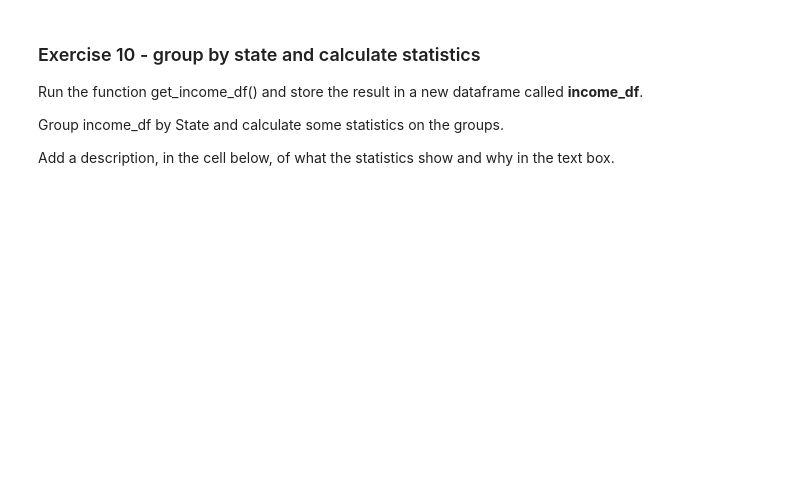
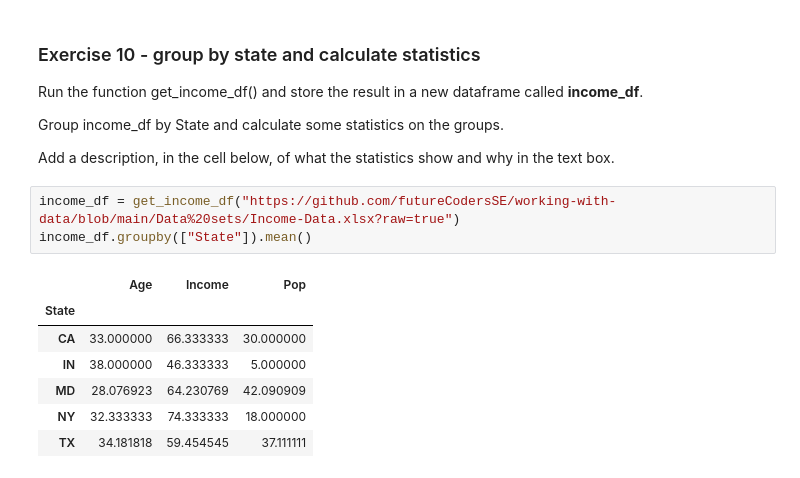
Before and after one commit to kKravtsova/data_and_python, a Jupyter notebook: Wrangle_the_data_kkravtsova.ipynb, the cells around one changed output. Saved outputs shown, nothing was run; the diff lists cells and outputs as text; blank space fills up the shorter version.

```diff
--- a/Wrangle_the_data_kkravtsova.ipynb
+++ b/Wrangle_the_data_kkravtsova.ipynb
@@ -290,3 +351,14 @@ Run the function get_income_df() and store the result in a new dataframe called
 Group income_df by State and calculate some statistics on the groups.
 
 Add a description, in the cell below, of what the statistics show and why in the text box.
+# %%
+income_df = get_income_df("https://github.com/futureCodersSE/working-with-data/blob/main/Data%20sets/Income-Data.xlsx?raw=true")
+income_df.groupby(["State"]).mean()
+# %% [output]
+|  | Age | Income | Pop |
+| State |  |  |  |
+| CA | 33.000000 | 66.333333 | 30.000000 |
+| IN | 38.000000 | 46.333333 | 5.000000 |
+| MD | 28.076923 | 64.230769 | 42.090909 |
+| NY | 32.333333 | 74.333333 | 18.000000 |
+| TX | 34.181818 | 59.454545 | 37.111111 |
```
Also changed, not shown: parts of 6 cells of this notebook.
